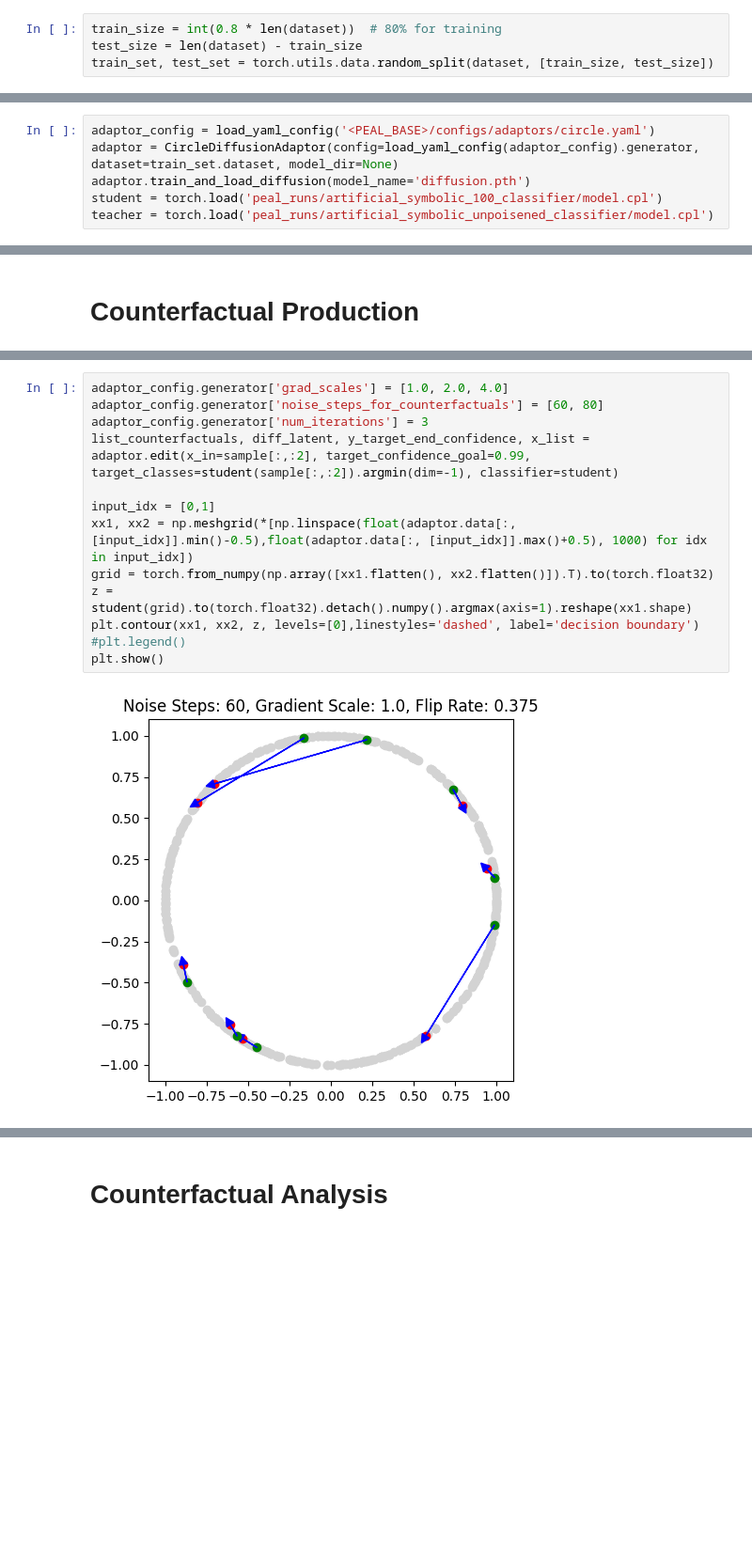
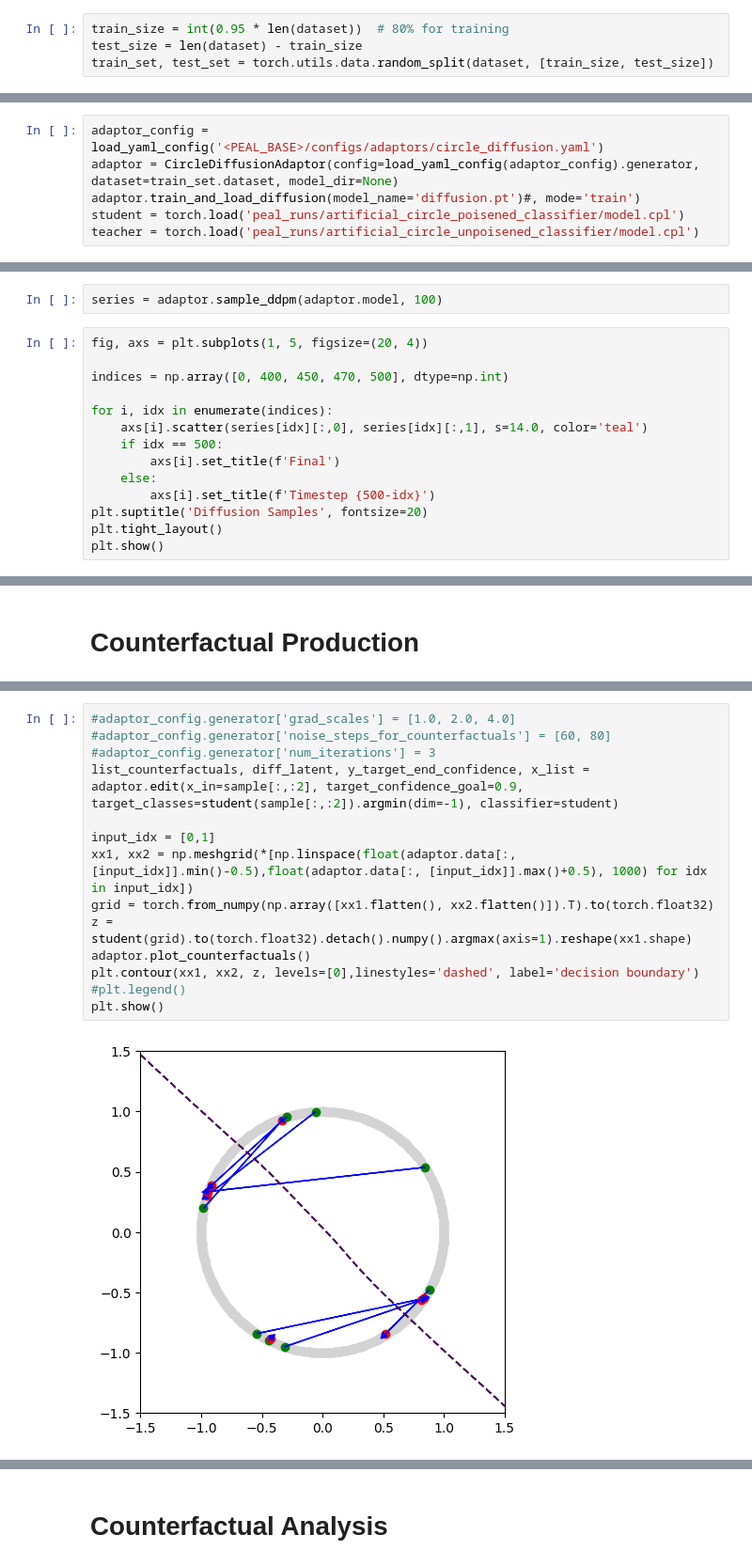
Before and after one commit to Explainable-AI-Berlin/pytorch_explain_and_adapt_library, a Jupyter notebook: notebooks/circle_diffusion.ipynb, the cells around one changed output, grey strips where cells are left out. Shown at 94% size. Saved outputs shown, nothing was run; the diff lists cells and outputs as text; blank space fills up the shorter version.

Commit message:
adding circle diffusion and vae

```diff
--- a/notebooks/circle_diffusion.ipynb
+++ b/notebooks/circle_diffusion.ipynb
@@ -25,7 +25,7 @@ unpoisened_dataset_config = load_yaml_config('<PEAL_BASE>/configs/data/circle_da
 
 dataset = SymbolicDataset(data_dir=unpoisened_dataset_config.dataset_path, mode='train', config=unpoisened_dataset_config)
 # %%
-train_size = int(0.8 * len(dataset))  # 80% for training
+train_size = int(0.95 * len(dataset))  # 80% for training
 test_size = len(dataset) - train_size
 train_set, test_set = torch.utils.data.random_split(dataset, [train_size, test_size])
 # %%
@@ -469,8 +461,8 @@ class CircleDiffusionAdaptor(nn.Module):
 
         #plt.show()
 # %%
-adaptor_config = load_yaml_config('<PEAL_BASE>/configs/adaptors/circle.yaml')
+adaptor_config = load_yaml_config('<PEAL_BASE>/configs/adaptors/circle_diffusion.yaml')
 adaptor = CircleDiffusionAdaptor(config=load_yaml_config(adaptor_config).generator, dataset=train_set.dataset, model_dir=None)
-adaptor.train_and_load_diffusion(model_name='diffusion.pth')
-student = torch.load('peal_runs/artificial_symbolic_100_classifier/model.cpl')
-teacher = torch.load('peal_runs/artificial_symbolic_unpoisened_classifier/model.cpl')
+adaptor.train_and_load_diffusion(model_name='diffusion.pt')#, mode='train')
+student = torch.load('peal_runs/artificial_circle_poisened_classifier/model.cpl')
+teacher = torch.load('peal_runs/artificial_circle_unpoisened_classifier/model.cpl')
@@ -476,0 +471,16 @@ teacher = torch.load('peal_runs/artificial_symbolic_unpoisened_classifier/model.
+# %%
+series = adaptor.sample_ddpm(adaptor.model, 100)
+# %%
+fig, axs = plt.subplots(1, 5, figsize=(20, 4))
+
+indices = np.array([0, 400, 450, 470, 500], dtype=np.int)
+
+for i, idx in enumerate(indices):
+    axs[i].scatter(series[idx][:,0], series[idx][:,1], s=14.0, color='teal')
+    if idx == 500:
+        axs[i].set_title(f'Final')
+    else:
+        axs[i].set_title(f'Timestep {500-idx}')
+plt.suptitle('Diffusion Samples', fontsize=20)
+plt.tight_layout()
+plt.show()
@@ -497,15 +566,16 @@ plt.show()
 # %%
-adaptor_config.generator['grad_scales'] = [1.0, 2.0, 4.0]
-adaptor_config.generator['noise_steps_for_counterfactuals'] = [60, 80]
-adaptor_config.generator['num_iterations'] = 3
-list_counterfactuals, diff_latent, y_target_end_confidence, x_list = adaptor.edit(x_in=sample[:,:2], target_confidence_goal=0.99, target_classes=student(sample[:,:2]).argmin(dim=-1), classifier=student)
+#adaptor_config.generator['grad_scales'] = [1.0, 2.0, 4.0]
+#adaptor_config.generator['noise_steps_for_counterfactuals'] = [60, 80]
+#adaptor_config.generator['num_iterations'] = 3
+list_counterfactuals, diff_latent, y_target_end_confidence, x_list = adaptor.edit(x_in=sample[:,:2], target_confidence_goal=0.9, target_classes=student(sample[:,:2]).argmin(dim=-1), classifier=student)
 
 input_idx = [0,1]
 xx1, xx2 = np.meshgrid(*[np.linspace(float(adaptor.data[:, [input_idx]].min()-0.5),float(adaptor.data[:, [input_idx]].max()+0.5), 1000) for idx in input_idx])
 grid = torch.from_numpy(np.array([xx1.flatten(), xx2.flatten()]).T).to(torch.float32)
 z = student(grid).to(torch.float32).detach().numpy().argmax(axis=1).reshape(xx1.shape)
+adaptor.plot_counterfactuals()
 plt.contour(xx1, xx2, z, levels=[0],linestyles='dashed', label='decision boundary')
 #plt.legend()
 plt.show()
 # %% [output]
-[figure, old version]
+[figure, new version]
```
Also changed, not shown: parts of 22 cells of this notebook, 16 other files.
